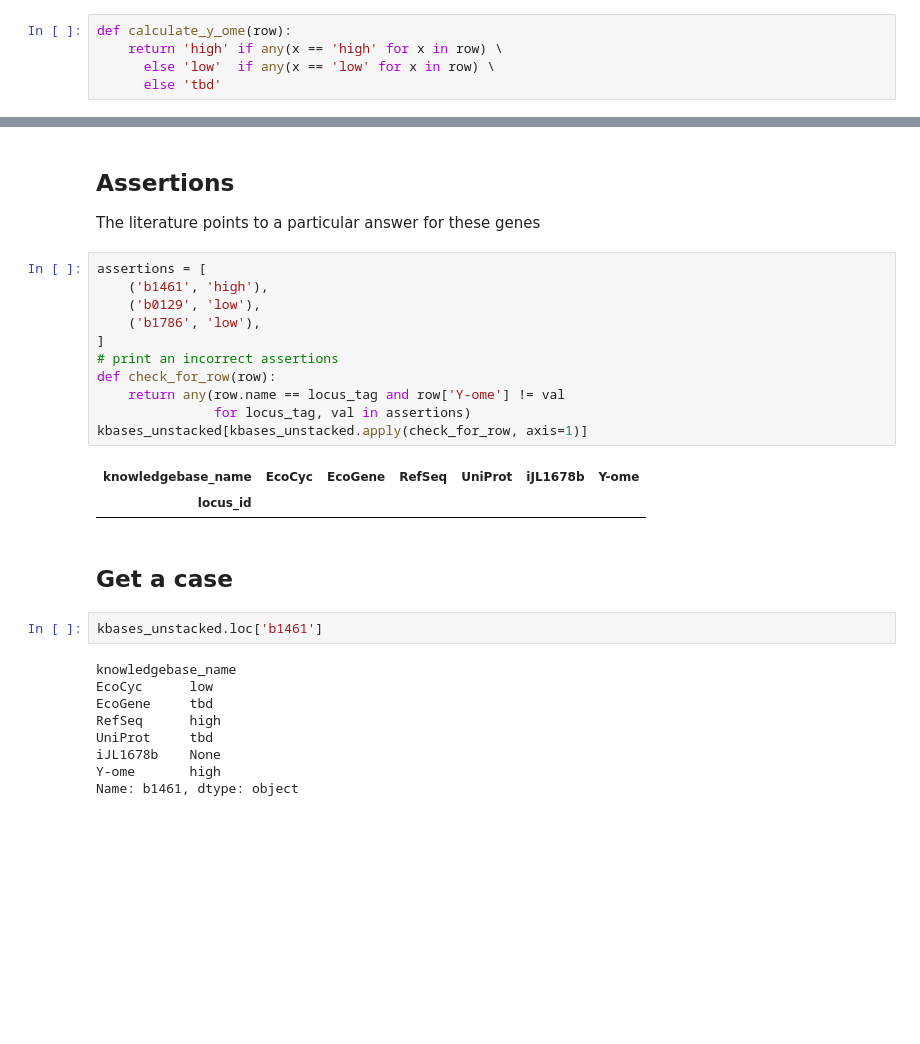
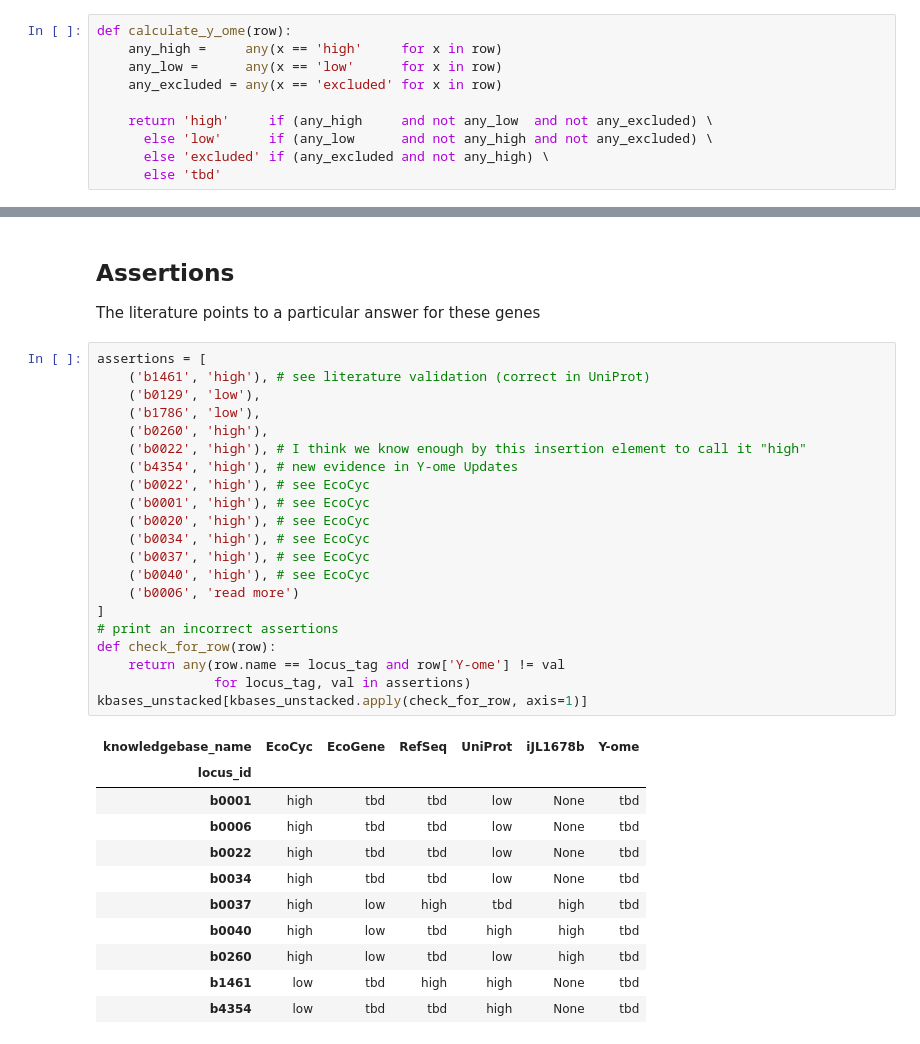
Before and after one commit to zakandrewking/y-ome, a Jupyter notebook: notebooks/17..12.06 Categories.ipynb, the cells around one changed output, grey strips where cells are left out. Saved outputs shown, nothing was run; the diff lists cells and outputs as text; blank space fills up the shorter version.

Commit message:
ready for manual curation of ~500 genes

```diff
--- a/notebooks/17..12.06 Categories.ipynb
+++ b/notebooks/17..12.06 Categories.ipynb
@@ -95,8 +95,13 @@ kbases = to_df(
 )
 # %%
 def calculate_y_ome(row):
-    return 'high' if any(x == 'high' for x in row) \
-      else 'low'  if any(x == 'low' for x in row) \
+    any_high =     any(x == 'high'     for x in row)
+    any_low =      any(x == 'low'      for x in row)
+    any_excluded = any(x == 'excluded' for x in row)
+
+    return 'high'     if (any_high     and not any_low  and not any_excluded) \
+      else 'low'      if (any_low      and not any_high and not any_excluded) \
+      else 'excluded' if (any_excluded and not any_high) \
       else 'tbd'
 # %%
 # remove duplicate genes
@@ -210,28 +218,34 @@ ax.xaxis.set_ticklabels(kbases_plot.columns)
 The literature points to a particular answer for these genes
 # %%
 assertions = [
-    ('b1461', 'high'),
+    ('b1461', 'high'), # see literature validation (correct in UniProt)
     ('b0129', 'low'),
     ('b1786', 'low'),
+    ('b0260', 'high'),
+    ('b0022', 'high'), # I think we know enough by this insertion element to call it "high"
+    ('b4354', 'high'), # new evidence in Y-ome Updates
+    ('b0022', 'high'), # see EcoCyc
+    ('b0001', 'high'), # see EcoCyc
+    ('b0020', 'high'), # see EcoCyc
+    ('b0034', 'high'), # see EcoCyc
+    ('b0037', 'high'), # see EcoCyc
+    ('b0040', 'high'), # see EcoCyc
+    ('b0006', 'read more')
 ]
 # print an incorrect assertions
 def check_for_row(row):
     return any(row.name == locus_tag and row['Y-ome'] != val
                for locus_tag, val in assertions)
 kbases_unstacked[kbases_unstacked.apply(check_for_row, axis=1)]
 # %% [output]
 | knowledgebase_name | EcoCyc | EcoGene | RefSeq | UniProt | iJL1678b | Y-ome |
 | locus_id |  |  |  |  |  |  |
+| b0001 | high | tbd | tbd | low | None | tbd |
+| b0006 | high | tbd | tbd | low | None | tbd |
+| b0022 | high | tbd | tbd | low | None | tbd |
+| b0034 | high | tbd | tbd | low | None | tbd |
+| b0037 | high | low | high | tbd | high | tbd |
+| b0040 | high | low | tbd | high | high | tbd |
+| b0260 | high | low | tbd | low | high | tbd |
+| b1461 | low | tbd | high | high | None | tbd |
+| b4354 | low | tbd | tbd | high | None | tbd |
-# %% [markdown]
-## Get a case
-# %%
-kbases_unstacked.loc['b1461']
-# %% [output]
-knowledgebase_name
-EcoCyc      low
-EcoGene     tbd
-RefSeq      high
-UniProt     tbd
-iJL1678b    None
-Y-ome       high
-Name: b1461, dtype: object
```
Also changed, not shown: parts of 11 cells of this notebook, 7 other files.
